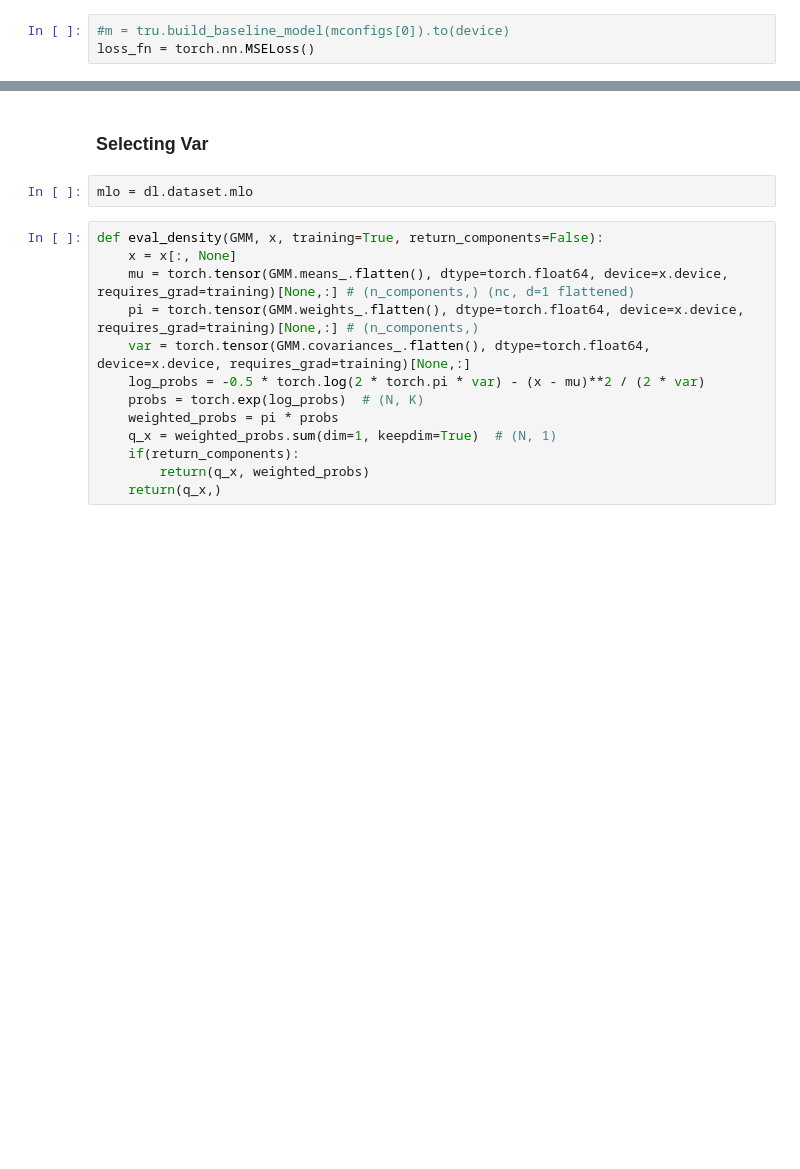
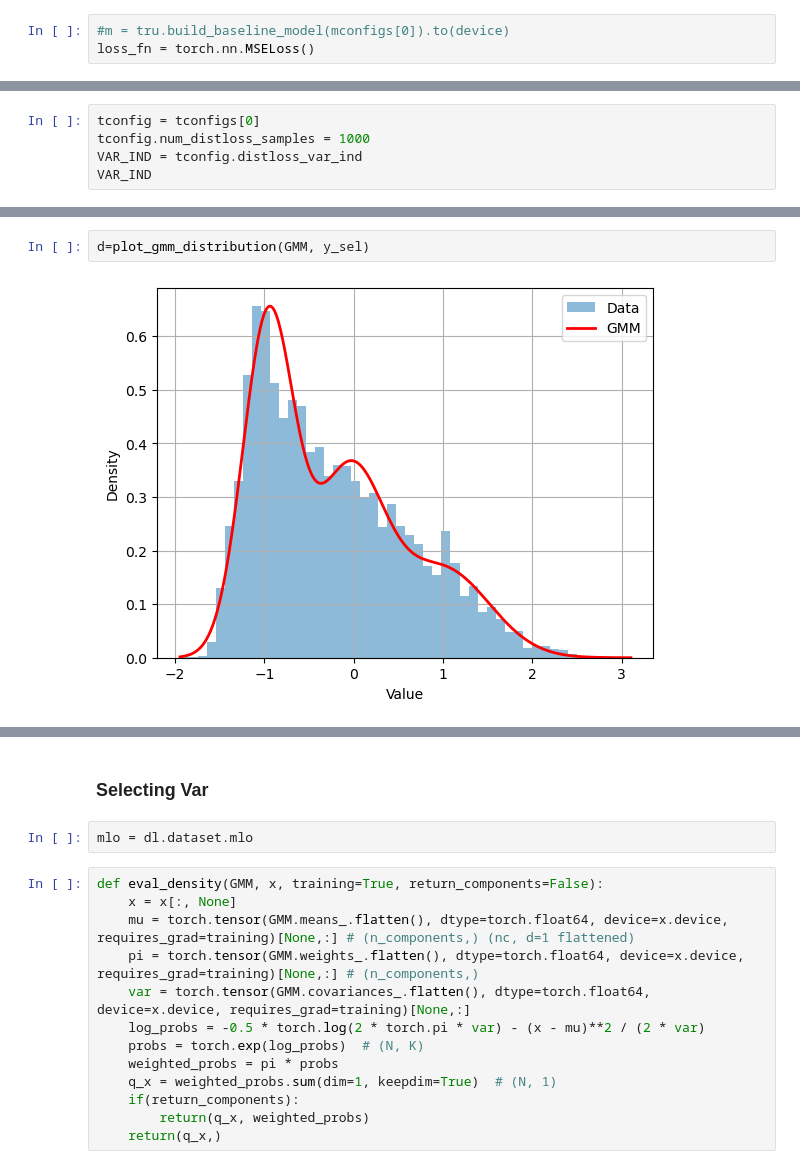
Before and after one commit to SammyAgrawal/diffusion-climsim, a Jupyter notebook: Notebooks/DiffTraining.ipynb, the cells around one changed output, grey strips where cells are left out. Cells and saved outputs as stored; diff of their text form; blank space fills up the shorter version.

```diff
--- a/Notebooks/DiffTraining.ipynb
+++ b/Notebooks/DiffTraining.ipynb
@@ -624,0 +710,5 @@ def get_loss_gradients(loss_fn, y, y_hat):
+# %%
+tconfig = tconfigs[0]
+tconfig.num_distloss_samples = 1000
+VAR_IND = tconfig.distloss_var_ind
+VAR_IND
@@ -624,0 +808,4 @@ def get_loss_gradients(loss_fn, y, y_hat):
+# %%
+d=plot_gmm_distribution(GMM, y_sel)
+# %% [output]
+[figure, added]
```
Also changed, not shown: parts of 82 cells of this notebook, 10 other files.
